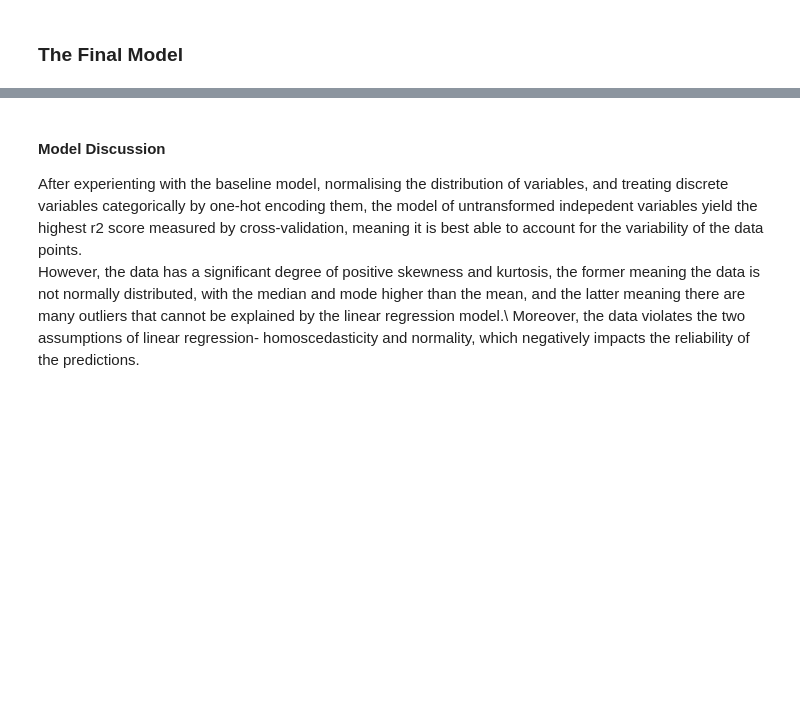
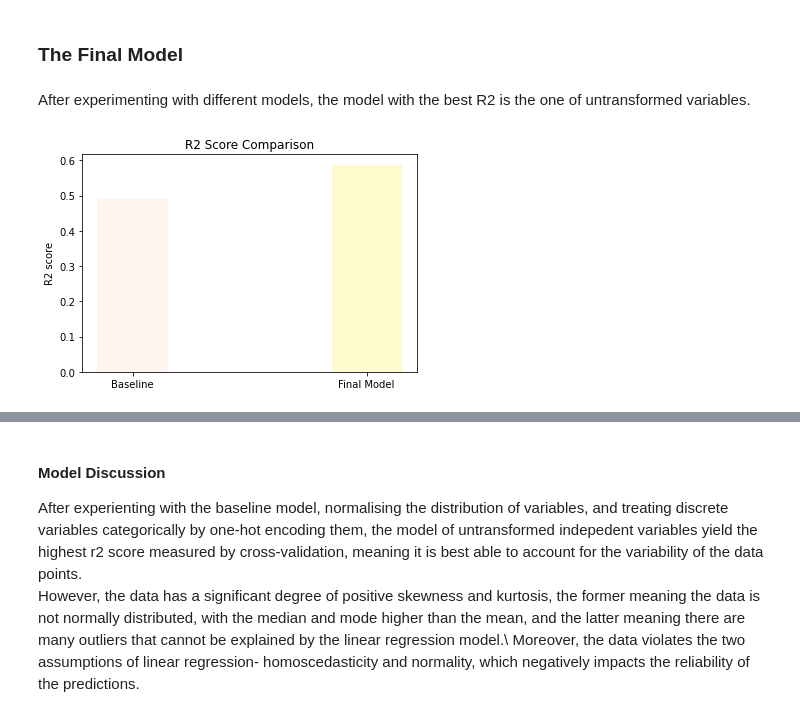
Before and after one commit to Beatrixwmh/dsc-phase-2-project-v2-3, a Jupyter notebook: student.ipynb, the cells around one changed output, grey strips where cells are left out. Saved outputs shown, nothing was run; the diff lists cells and outputs as text; code cells hidden in the pictures; blank space fills up the shorter version.

```diff
--- a/student.ipynb
+++ b/student.ipynb
@@ -236,6 +242,16 @@ or_lr_r2
 0.5874811697282899
 # %% [markdown]
 ### The Final Model
+# %% [markdown]
+After experimenting with different models, the model with the best R2 is the one of untransformed variables.
+# %%
+plt.bar(['Baseline','Final Model'],[r2I.mean(), or_lr_r2], width=0.3,color=['seashell','lemonchiffon'])
+plt.ylabel('R2 score')
+plt.title('R2 Score Comparison')
+plt.savefig('R2')
+plt.show()
+# %% [output]
+[figure, added]
 # %%
 #best model information
 from statsmodels.formula.api import ols
```
Also changed, not shown: parts of 6 cells of this notebook, 7 other files.
